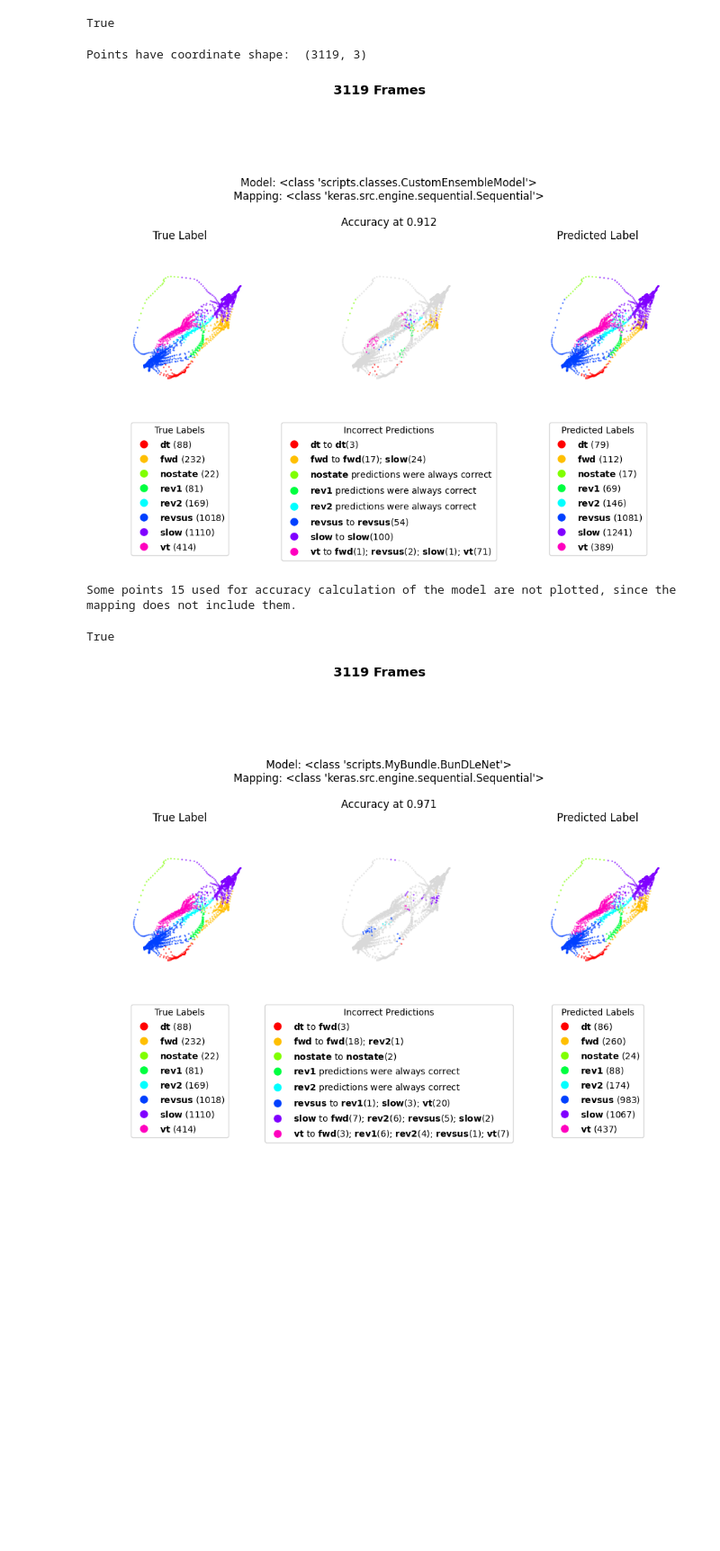
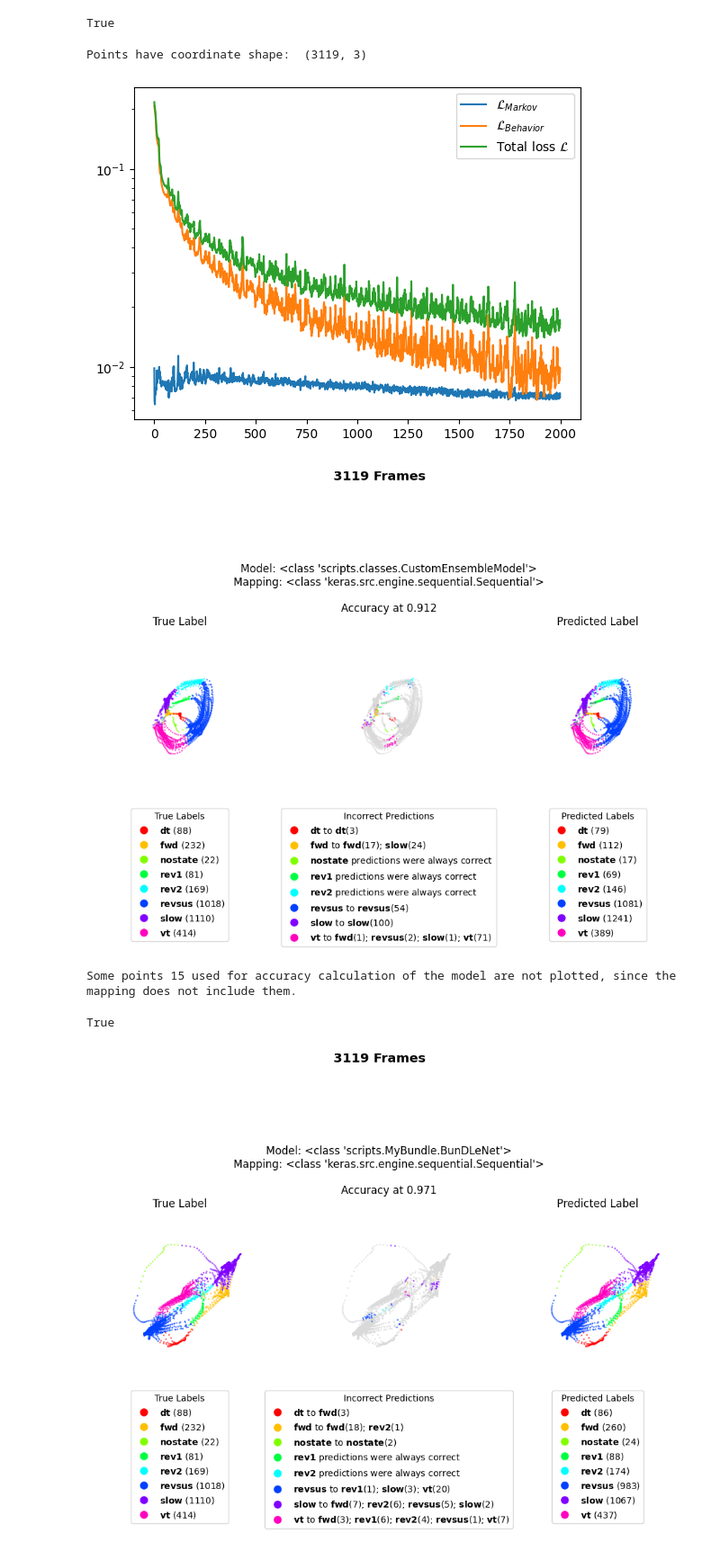
Before and after one commit to DriftKing1998/NC-MCM-Visualizer, a Jupyter notebook: notebooks/Testing.ipynb, the cells around one changed output. Shown at 90% size. Drawn from its saved outputs; the diff is of its cells as text; code cells hidden in the pictures; blank space fills up the shorter version.

```diff
--- a/notebooks/Testing.ipynb
+++ b/notebooks/Testing.ipynb
@@ -30,11 +30,13 @@ True
 # %%
 # Creating a Visualizer (BundleNet) from the data but still using the Logistic Regression as a prediction model in the plots.
 %matplotlib inline
 vs = data.createVisualizer(epochs=2000, l_dim=3, use_predictor=False)
+vs.plot_loss()
 vs.make_comparison(quivers=False, show_legend=True)
 # %% [output]
 Points have coordinate shape:  (3119, 3)
-[figure, old version]
+[figure, new version]
+[figure, added]
 Some points 15 used for accuracy calculation of the model are not plotted, since the mapping does not include them.
 True
 # %%
```
Also changed, not shown: 9 other files.
